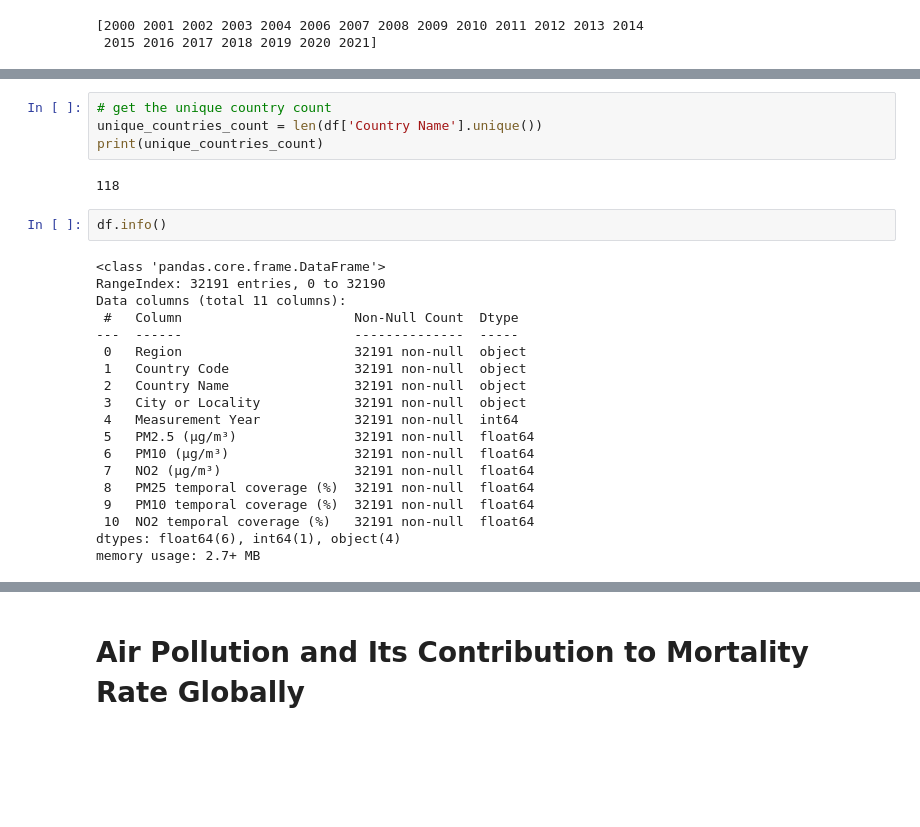
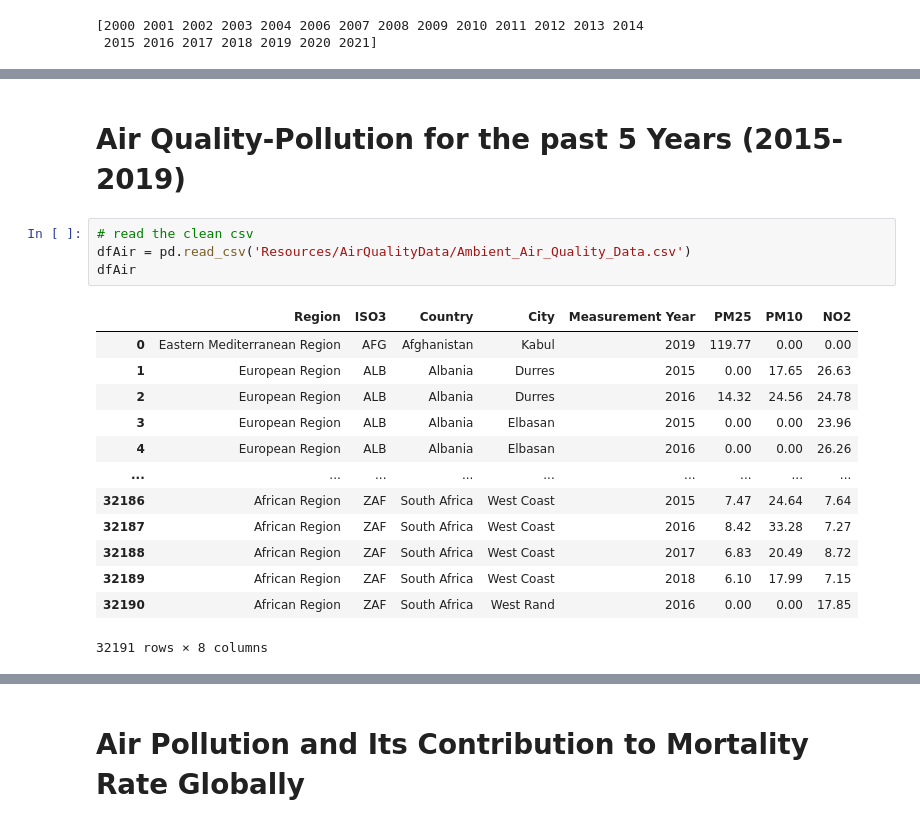
Before and after one commit to sameenshahzad/Project-3_Group-13, a Jupyter notebook: AQ_Data_ETL.ipynb, the cells around one changed output, grey strips where cells are left out. Drawn from its saved outputs; the diff is of its cells as text; blank space fills up the shorter version.

Commit message:
Added 2015-2019 extracted data for analysis

```diff
--- a/AQ_Data_ETL.ipynb
+++ b/AQ_Data_ETL.ipynb
@@ -367,27 +316,20 @@ print(unique_countries)
-# %%
-# get the unique country count
-unique_countries_count = len(df['Country Name'].unique())
-print(unique_countries_count)
-# %% [output]
-118
+# %% [markdown]
+# Air Quality-Pollution for the past 5 Years (2015-2019)
 # %%
-df.info()
+# read the clean csv
+dfAir = pd.read_csv('Resources/AirQualityData/Ambient_Air_Quality_Data.csv')
+dfAir
 # %% [output]
+|  | Region | ISO3 | Country | City | Measurement Year | PM25 | PM10 | NO2 |
+| 0 | Eastern Mediterranean Region | AFG | Afghanistan | Kabul | 2019 | 119.77 | 0.00 | 0.00 |
+| 1 | European Region | ALB | Albania | Durres | 2015 | 0.00 | 17.65 | 26.63 |
+| 2 | European Region | ALB | Albania | Durres | 2016 | 14.32 | 24.56 | 24.78 |
+| 3 | European Region | ALB | Albania | Elbasan | 2015 | 0.00 | 0.00 | 23.96 |
+| 4 | European Region | ALB | Albania | Elbasan | 2016 | 0.00 | 0.00 | 26.26 |
+| ... | ... | ... | ... | ... | ... | ... | ... | ... |
+| 32186 | African Region | ZAF | South Africa | West Coast | 2015 | 7.47 | 24.64 | 7.64 |
+| 32187 | African Region | ZAF | South Africa | West Coast | 2016 | 8.42 | 33.28 | 7.27 |
+| 32188 | African Region | ZAF | South Africa | West Coast | 2017 | 6.83 | 20.49 | 8.72 |
+| 32189 | African Region | ZAF | South Africa | West Coast | 2018 | 6.10 | 17.99 | 7.15 |
+| 32190 | African Region | ZAF | South Africa | West Rand | 2016 | 0.00 | 0.00 | 17.85 |
-<class 'pandas.core.frame.DataFrame'>
-RangeIndex: 32191 entries, 0 to 32190
-Data columns (total 11 columns):
- #   Column                      Non-Null Count  Dtype
----  ------                      --------------  -----
- 0   Region                      32191 non-null  object
- 1   Country Code                32191 non-null  object
- 2   Country Name                32191 non-null  object
- 3   City or Locality            32191 non-null  object
- 4   Measurement Year            32191 non-null  int64
- 5   PM2.5 (μg/m³)               32191 non-null  float64
- 6   PM10 (μg/m³)                32191 non-null  float64
- 7   NO2 (μg/m³)                 32191 non-null  float64
- 8   PM25 temporal coverage (%)  32191 non-null  float64
- 9   PM10 temporal coverage (%)  32191 non-null  float64
- 10  NO2 temporal coverage (%)   32191 non-null  float64
-dtypes: float64(6), int64(1), object(4)
-memory usage: 2.7+ MB
+32191 rows × 8 columns
```
Also changed, not shown: parts of 26 cells of this notebook, 7 other files.
